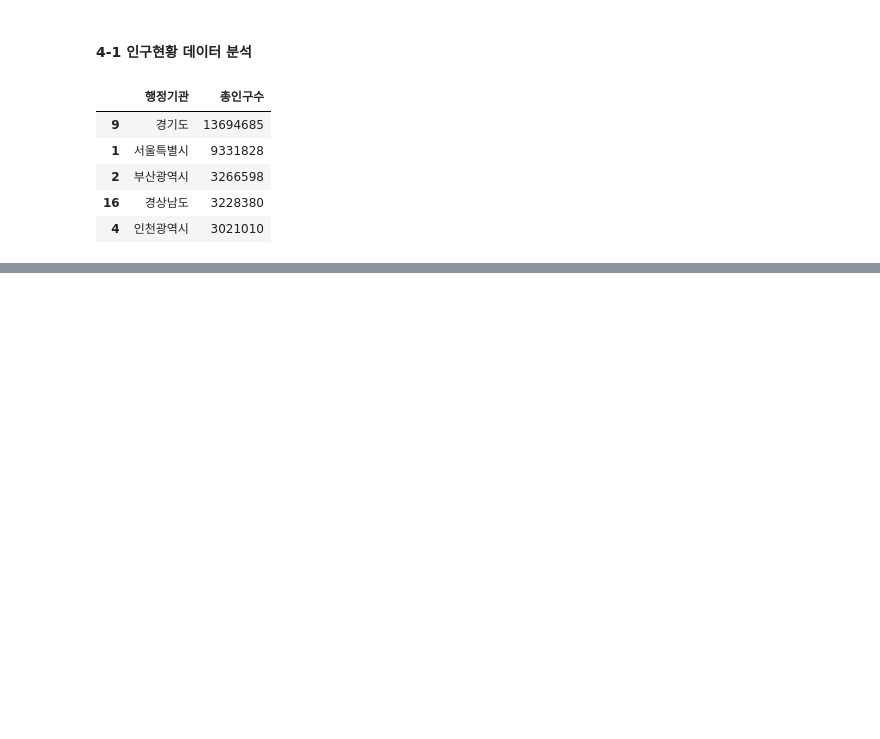
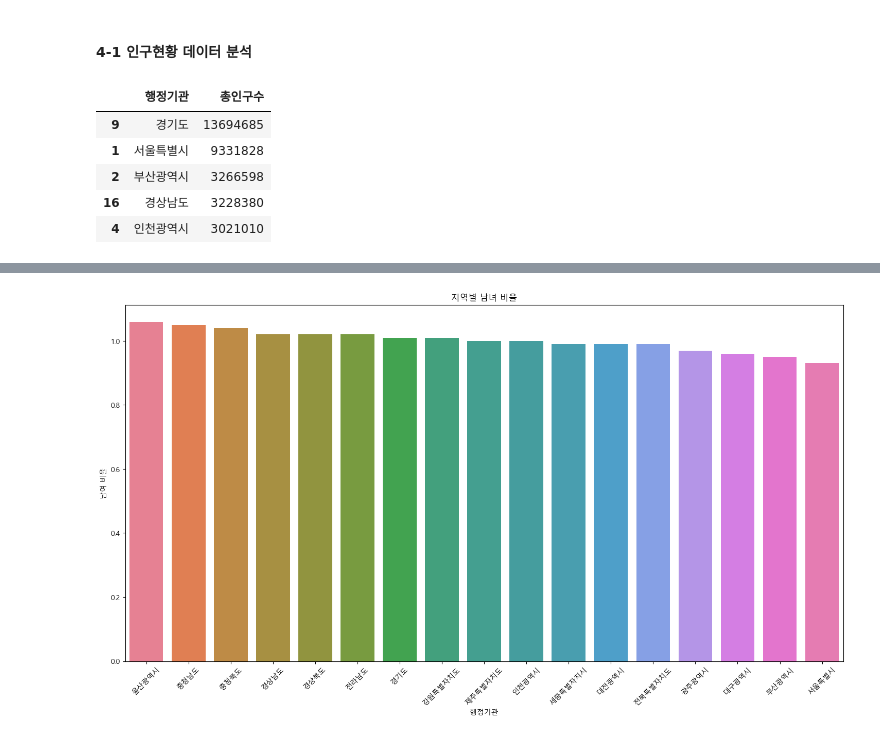
Before and after one commit to seoyeon020/Python_Webscraping_Analysis, a Jupyter notebook: 연습문제_웹스크래핑/인구현황분석.ipynb, the cells around one changed output, grey strips where cells are left out. Cells and saved outputs as stored; diff of their text form; code cells hidden in the pictures; blank space fills up the shorter version.

```diff
--- a/연습문제_웹스크래핑/인구현황분석.ipynb
+++ b/연습문제_웹스크래핑/인구현황분석.ipynb
@@ -35,0 +66,5 @@ sns.barplot(data=top5, x="행정기관", y="총인구수", ax=ax1,hue='행정기
+# %%
+# 3. 남녀 비율 분석
+
+fm = person[['행정기관','남여 비율']].sort_values(by='남여 비율',ascending=False).reset_index(drop=True)
+fm
@@ -35,0 +90,12 @@ sns.barplot(data=top5, x="행정기관", y="총인구수", ax=ax1,hue='행정기
+# %%
+# 3-1. 남녀 비율 분석 plot
+
+figure, ax1 = plt.subplots(nrows=1, ncols=1)
+figure.set_size_inches(18,9)
+fm_plot = sns.barplot(data=fm, x="행정기관", y="남여 비율", ax=ax1,hue='행정기관')
+fm_plot.set_title(f'지역별 남녀 비율')
+plt.xticks(rotation=45)
+
+plt.show()
+# %% [output]
+[figure, added]
```
Also changed, not shown: parts of 6 cells of this notebook.
